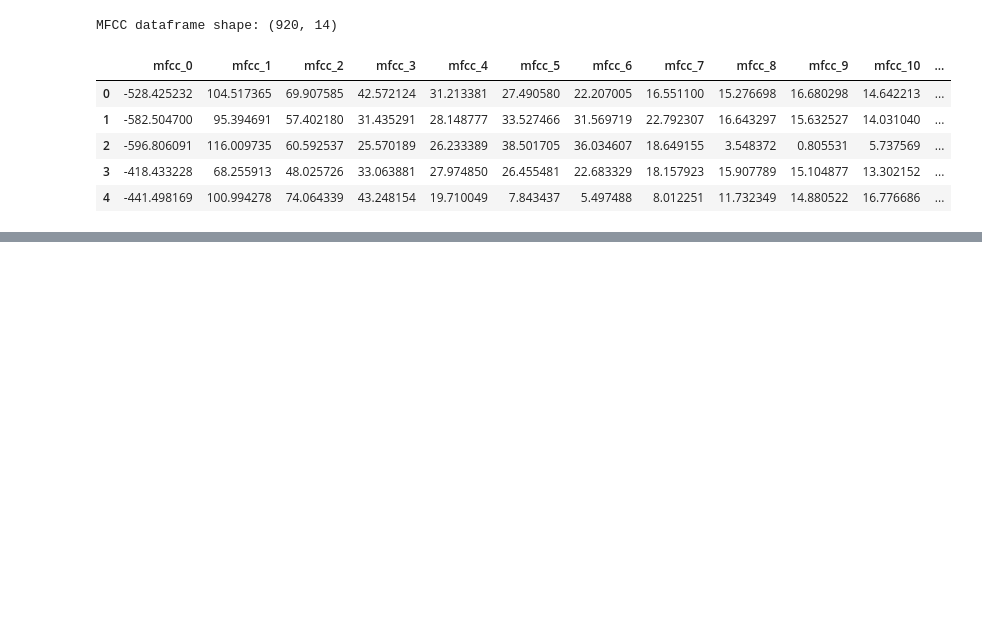
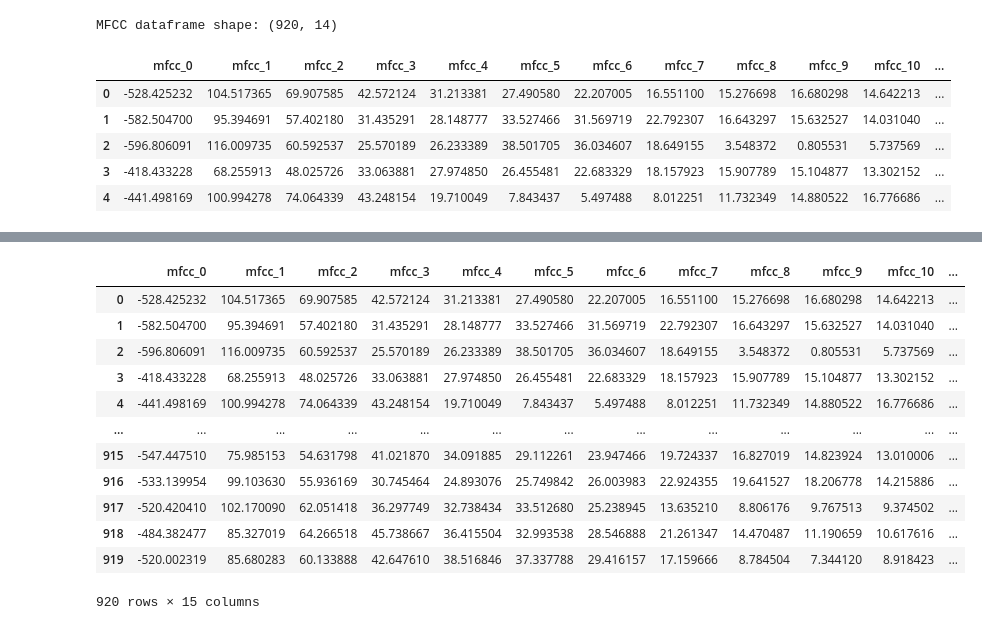
Before and after one commit to Ardavaa/breathelytics, a Jupyter notebook: notebook/cnn.ipynb, the cells around one changed output, grey strips where cells are left out. Cells and saved outputs as stored; diff of their text form; code cells hidden in the pictures; blank space fills up the shorter version.

```diff
--- a/notebook/cnn.ipynb
+++ b/notebook/cnn.ipynb
@@ -170,0 +175,5 @@ MFCC dataframe shape: (920, 14)
+# %%
+# read patient diagnosis data
+patient_diagnosis = pd.read_csv('../../audioscopeAI/src/audioscopeAI_AI-Ml/Respiratory_Sound_Database/patient_diagnosis.csv')
+
+patient_diagnosis.head()
@@ -170,0 +187,23 @@ MFCC dataframe shape: (920, 14)
+# %%
+# map the diagnosis to the dataframe based on the patient ID extracted from the filename
+mfcc_df['diagnosis'] = mfcc_df['filename'].apply(
+	lambda x: patient_diagnosis.loc[
+		patient_diagnosis['patient_id'] == int(x.split('_')[0]), 'diagnosis'
+	].values[0] if int(x.split('_')[0]) in patient_diagnosis['patient_id'].values else None
+)
+
+mfcc_df
+# %% [output]
+|  | mfcc_0 | mfcc_1 | mfcc_2 | mfcc_3 | mfcc_4 | mfcc_5 | mfcc_6 | mfcc_7 | mfcc_8 | mfcc_9 | mfcc_10 | ... |
+| 0 | -528.425232 | 104.517365 | 69.907585 | 42.572124 | 31.213381 | 27.490580 | 22.207005 | 16.551100 | 15.276698 | 16.680298 | 14.642213 | ... |
+| 1 | -582.504700 | 95.394691 | 57.402180 | 31.435291 | 28.148777 | 33.527466 | 31.569719 | 22.792307 | 16.643297 | 15.632527 | 14.031040 | ... |
+| 2 | -596.806091 | 116.009735 | 60.592537 | 25.570189 | 26.233389 | 38.501705 | 36.034607 | 18.649155 | 3.548372 | 0.805531 | 5.737569 | ... |
+| 3 | -418.433228 | 68.255913 | 48.025726 | 33.063881 | 27.974850 | 26.455481 | 22.683329 | 18.157923 | 15.907789 | 15.104877 | 13.302152 | ... |
+| 4 | -441.498169 | 100.994278 | 74.064339 | 43.248154 | 19.710049 | 7.843437 | 5.497488 | 8.012251 | 11.732349 | 14.880522 | 16.776686 | ... |
+| ... | ... | ... | ... | ... | ... | ... | ... | ... | ... | ... | ... | ... |
+| 915 | -547.447510 | 75.985153 | 54.631798 | 41.021870 | 34.091885 | 29.112261 | 23.947466 | 19.724337 | 16.827019 | 14.823924 | 13.010006 | ... |
+| 916 | -533.139954 | 99.103630 | 55.936169 | 30.745464 | 24.893076 | 25.749842 | 26.003983 | 22.924355 | 19.641527 | 18.206778 | 14.215886 | ... |
+| 917 | -520.420410 | 102.170090 | 62.051418 | 36.297749 | 32.738434 | 33.512680 | 25.238945 | 13.635210 | 8.806176 | 9.767513 | 9.374502 | ... |
+| 918 | -484.382477 | 85.327019 | 64.266518 | 45.738667 | 36.415504 | 32.993538 | 28.546888 | 21.261347 | 14.470487 | 11.190659 | 10.617616 | ... |
+| 919 | -520.002319 | 85.680283 | 60.133888 | 42.647610 | 38.516846 | 37.337788 | 29.416157 | 17.159666 | 8.784504 | 7.344120 | 8.918423 | ... |
+920 rows × 15 columns
```
Also changed, not shown: parts of 16 cells of this notebook, 2 other files.
